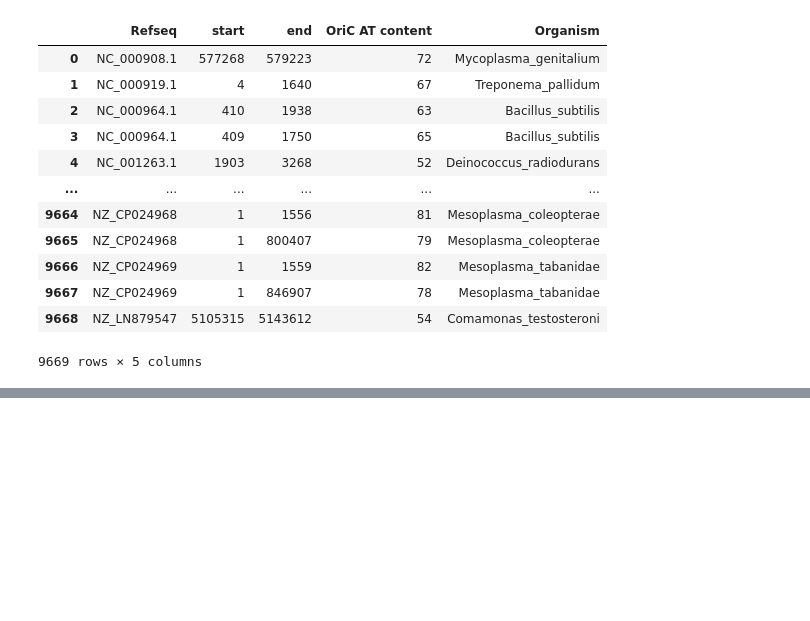
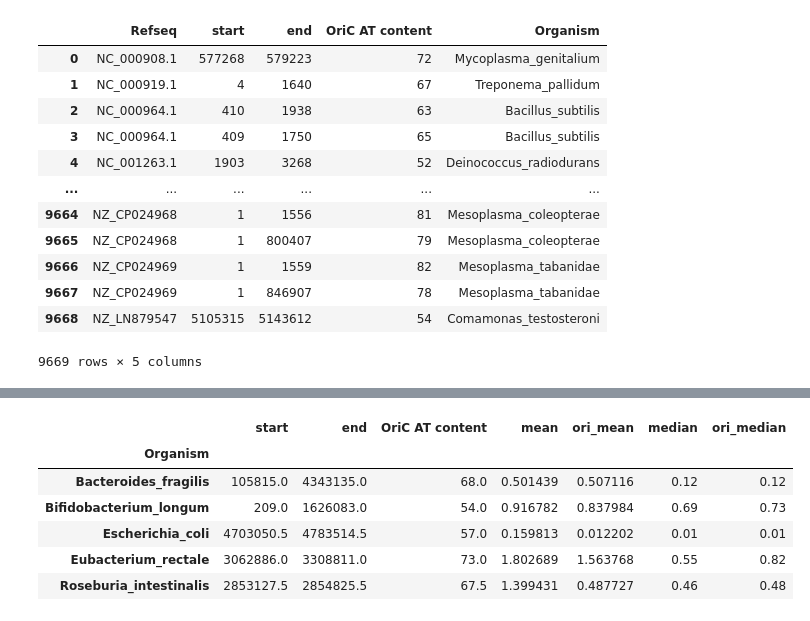
Before and after one commit to dcolinmorgan/HKU_MG, a Jupyter notebook: bactXpat.ipynb, the cells around one changed output, grey strips where cells are left out. Cells and saved outputs as stored; diff of their text form; code cells hidden in the pictures; blank space fills up the shorter version.

```diff
--- a/bactXpat.ipynb
+++ b/bactXpat.ipynb
@@ -157,0 +227,10 @@ np.sum(table['median']>table['ori_median'])/len(table)
+# %%
+table.groupby('Organism').median()
+# %% [output]
+|  | start | end | OriC AT content | mean | ori_mean | median | ori_median |
+| Organism |  |  |  |  |  |  |  |
+| Bacteroides_fragilis | 105815.0 | 4343135.0 | 68.0 | 0.501439 | 0.507116 | 0.12 | 0.12 |
+| Bifidobacterium_longum | 209.0 | 1626083.0 | 54.0 | 0.916782 | 0.837984 | 0.69 | 0.73 |
+| Escherichia_coli | 4703050.5 | 4783514.5 | 57.0 | 0.159813 | 0.012202 | 0.01 | 0.01 |
+| Eubacterium_rectale | 3062886.0 | 3308811.0 | 73.0 | 1.802689 | 1.563768 | 0.55 | 0.82 |
+| Roseburia_intestinalis | 2853127.5 | 2854825.5 | 67.5 | 1.399431 | 0.487727 | 0.46 | 0.48 |
```
Also changed, not shown: parts of 23 cells of this notebook, 1 other file.
